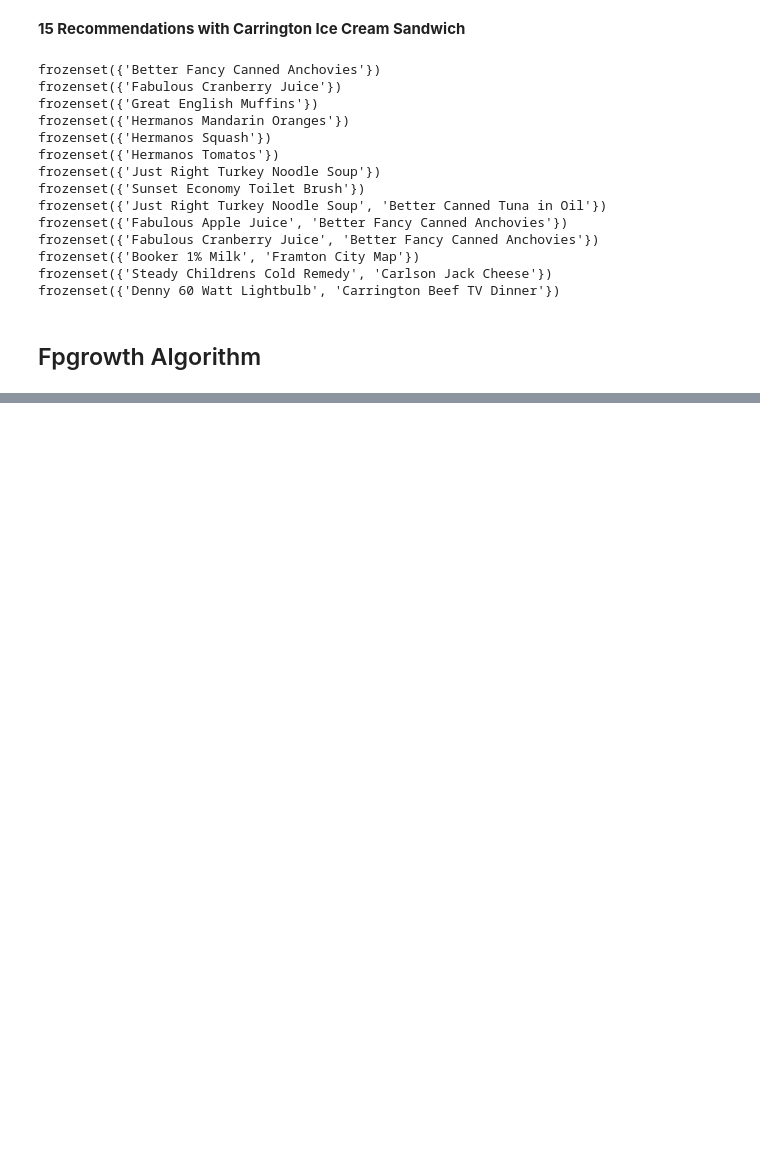
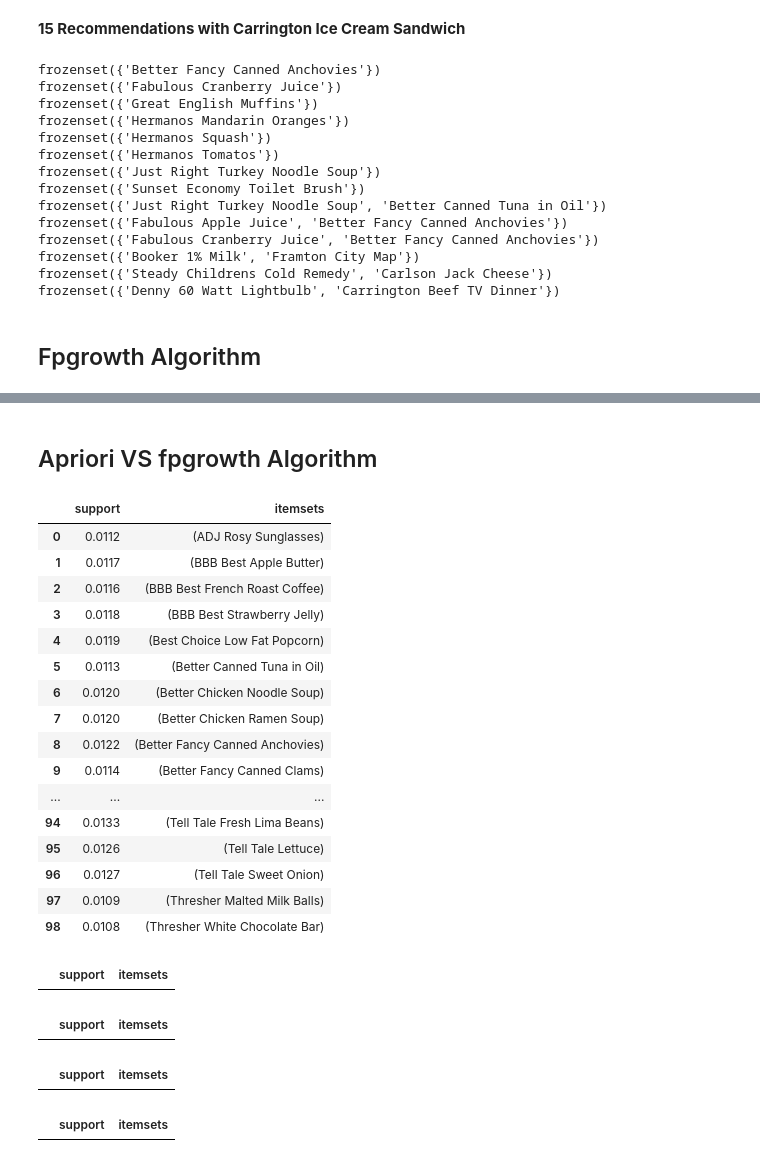
Before and after one commit to JammalAdeyemi/DataScience_Project, a Jupyter notebook: Market Basket Analysis/Foodmart_basketanalysis/Market_Basket.ipynb, the cells around one changed output, grey strips where cells are left out. Cells and saved outputs as stored; diff of their text form; code cells hidden in the pictures; blank space fills up the shorter version.

```diff
--- a/Market Basket Analysis/Foodmart_basketanalysis/Market_Basket.ipynb
+++ b/Market Basket Analysis/Foodmart_basketanalysis/Market_Basket.ipynb
@@ -904,0 +994,34 @@ frozenset({'Denny 60 Watt Lightbulb', 'Carrington Beef TV Dinner'})
+# %% [markdown]
+## Apriori VS fpgrowth Algorithm
+# %%
+# Calculating Run Time of Apriori Algorithm
+import time
+l=[0.01,0.02,0.03,0.04,0.05]
+t=[]
+for i in l:
+    t1=time.time()
+    apriori(dummy,min_support=i,use_colnames=True)
+    t2=time.time()
+    t.append((t2-t1)*1000)
+# %% [output]
+|  | support | itemsets |
+| 0 | 0.0112 | (ADJ Rosy Sunglasses) |
+| 1 | 0.0117 | (BBB Best Apple Butter) |
+| 2 | 0.0116 | (BBB Best French Roast Coffee) |
+| 3 | 0.0118 | (BBB Best Strawberry Jelly) |
+| 4 | 0.0119 | (Best Choice Low Fat Popcorn) |
+| 5 | 0.0113 | (Better Canned Tuna in Oil) |
+| 6 | 0.0120 | (Better Chicken Noodle Soup) |
+| 7 | 0.0120 | (Better Chicken Ramen Soup) |
+| 8 | 0.0122 | (Better Fancy Canned Anchovies) |
+| 9 | 0.0114 | (Better Fancy Canned Clams) |
+| ... | ... | ... |
+| 94 | 0.0133 | (Tell Tale Fresh Lima Beans) |
+| 95 | 0.0126 | (Tell Tale Lettuce) |
+| 96 | 0.0127 | (Tell Tale Sweet Onion) |
+| 97 | 0.0109 | (Thresher Malted Milk Balls) |
+| 98 | 0.0108 | (Thresher White Chocolate Bar) |
+|  | support | itemsets |
+|  | support | itemsets |
+|  | support | itemsets |
+|  | support | itemsets |
```
Also changed, not shown: parts of 14 cells of this notebook.
